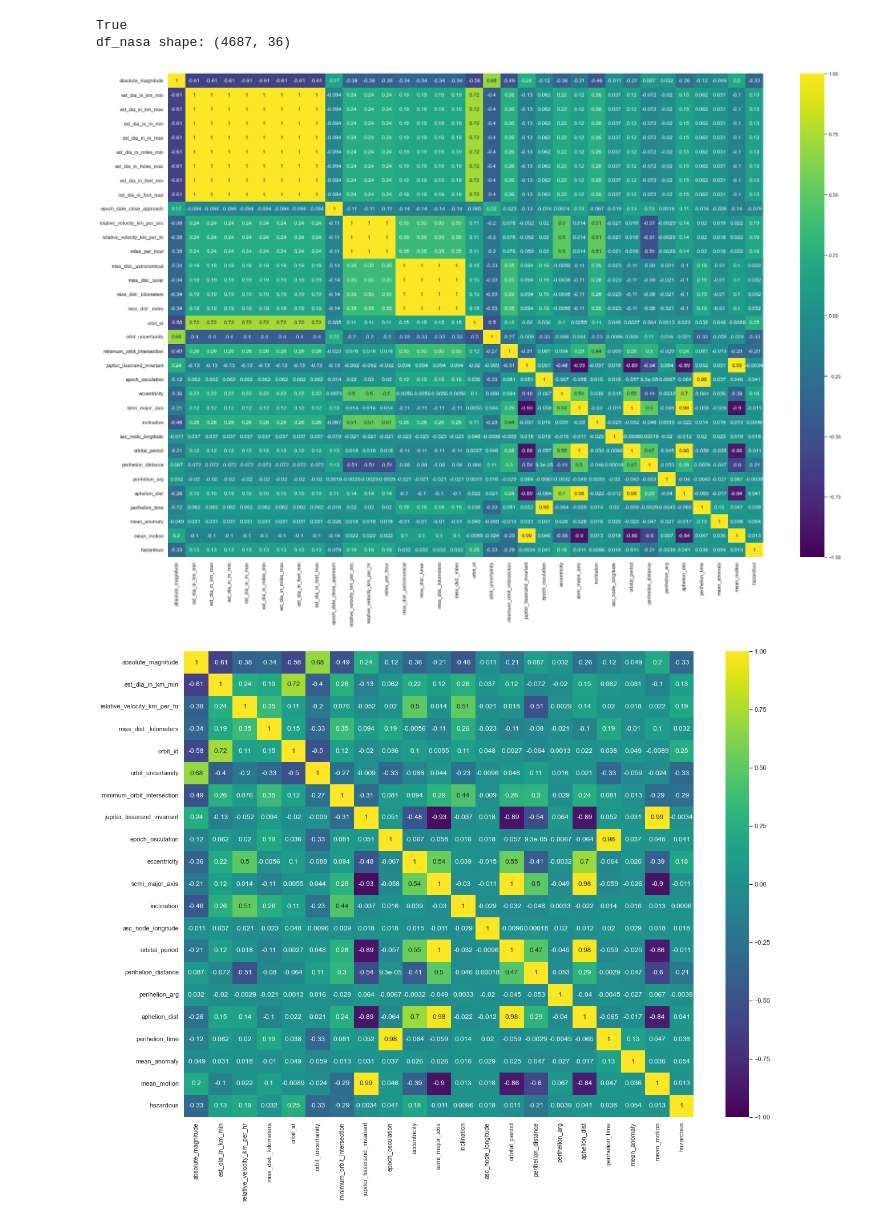
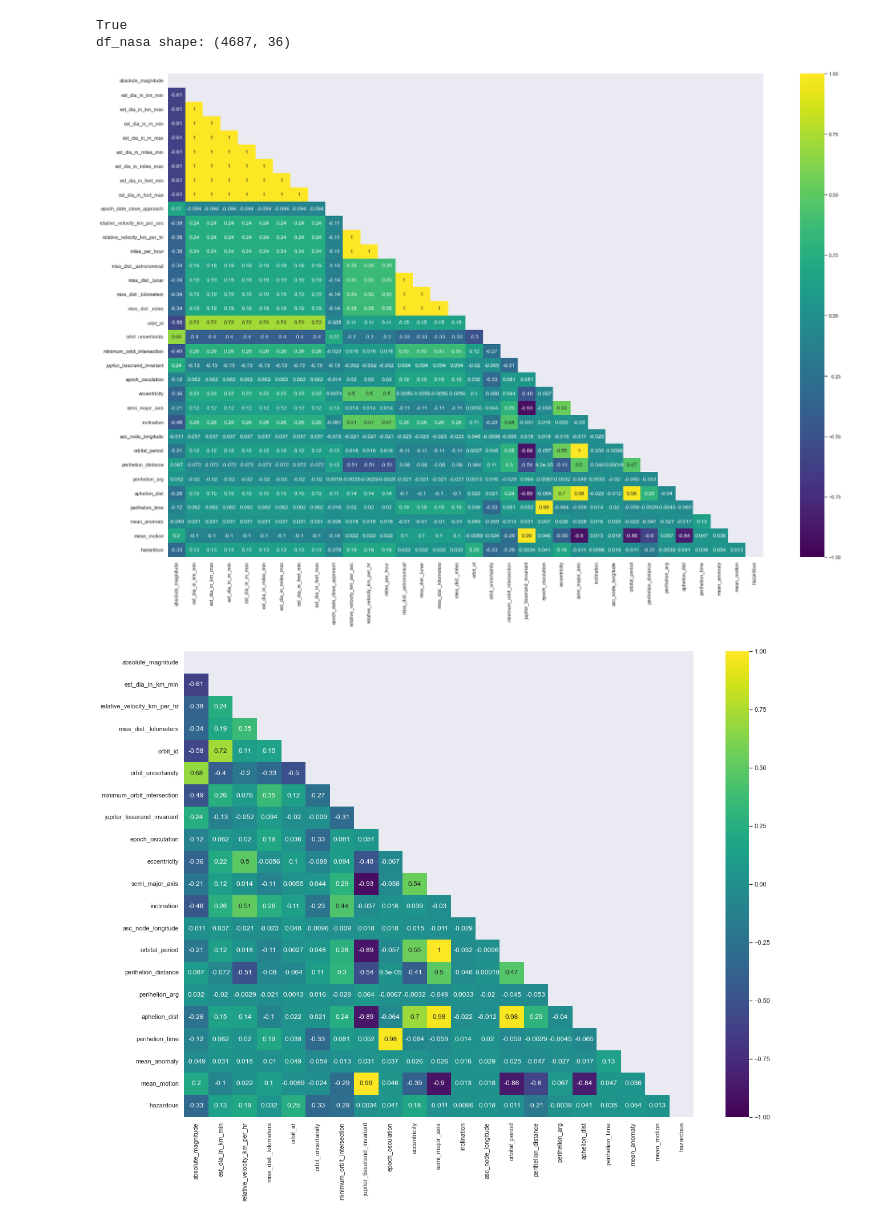
Before and after one commit to keknight/DSE_511_project3, a Jupyter notebook: src/data_preprocessing.ipynb, the cells around one changed output. Drawn from its saved outputs; the diff is of its cells as text; code cells hidden in the pictures.

```diff
--- a/src/data_preprocessing.ipynb
+++ b/src/data_preprocessing.ipynb
@@ -45,0 +34,7 @@ Head of df_nasa:
+# %%
+# import train.csv into a pandas dataframe called total_data
+df_nasa = pd.read_csv('../data/nasa.csv')
+
+print(f'df_nasa shape: {df_nasa.shape}')
+print('Head of df_nasa:')
+display(df_nasa.head(3))
@@ -122,8 +124,8 @@ df_nasa shape: (4687, 36)
 # %%
 # check visually for feature correlation
 sns.set(rc={'figure.figsize':(30,20)})
-sns.heatmap(df_nasa.corr(), vmin=-1, vmax=1, cmap='viridis', annot=True)
+sns.heatmap(df_nasa.corr(), vmin=-1, vmax=1, cmap='viridis', mask=np.triu(df_nasa.corr()), annot=True)
 plt.show()
 plt.close()
 # %% [output]
-[figure, old version]
+[figure, new version]
@@ -136,8 +149,8 @@ df_nasa.drop(['est_dia_in_km_max','est_dia_in_m_min', 'est_dia_in_m_max', 'est_d
 # %%
 # plotting feature correlation with reduced dataset
 sns.set(rc={'figure.figsize':(20,15)})
-sns.heatmap(df_nasa.corr(), vmin=-1, vmax=1, cmap="viridis", annot=True)
+sns.heatmap(df_nasa.corr(), vmin=-1, vmax=1, cmap="viridis", mask=np.triu(df_nasa.corr()), annot=True)
 plt.show()
 plt.close()
 # %% [output]
-[figure, old version]
+[figure, new version]
```
Also changed, not shown: parts of 32 cells of this notebook.
